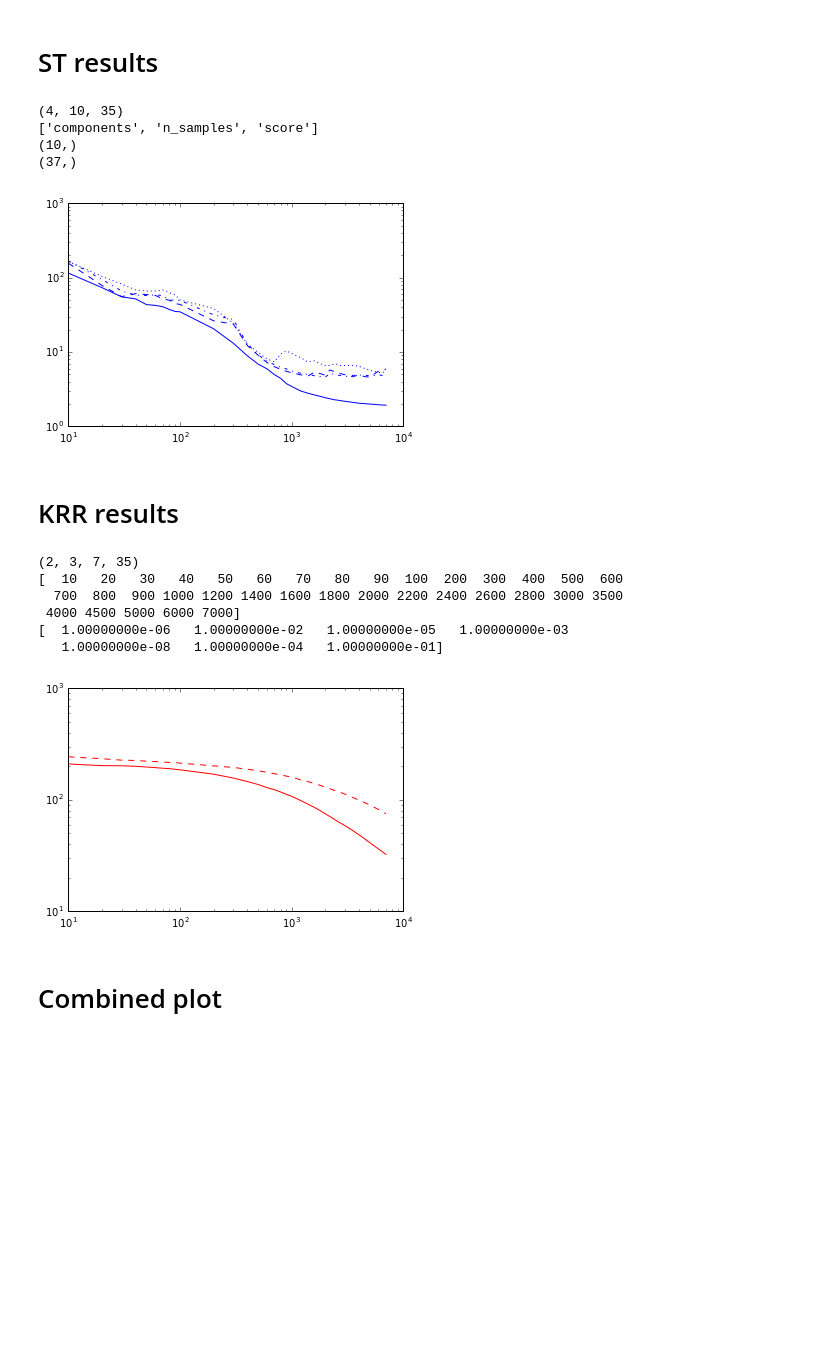
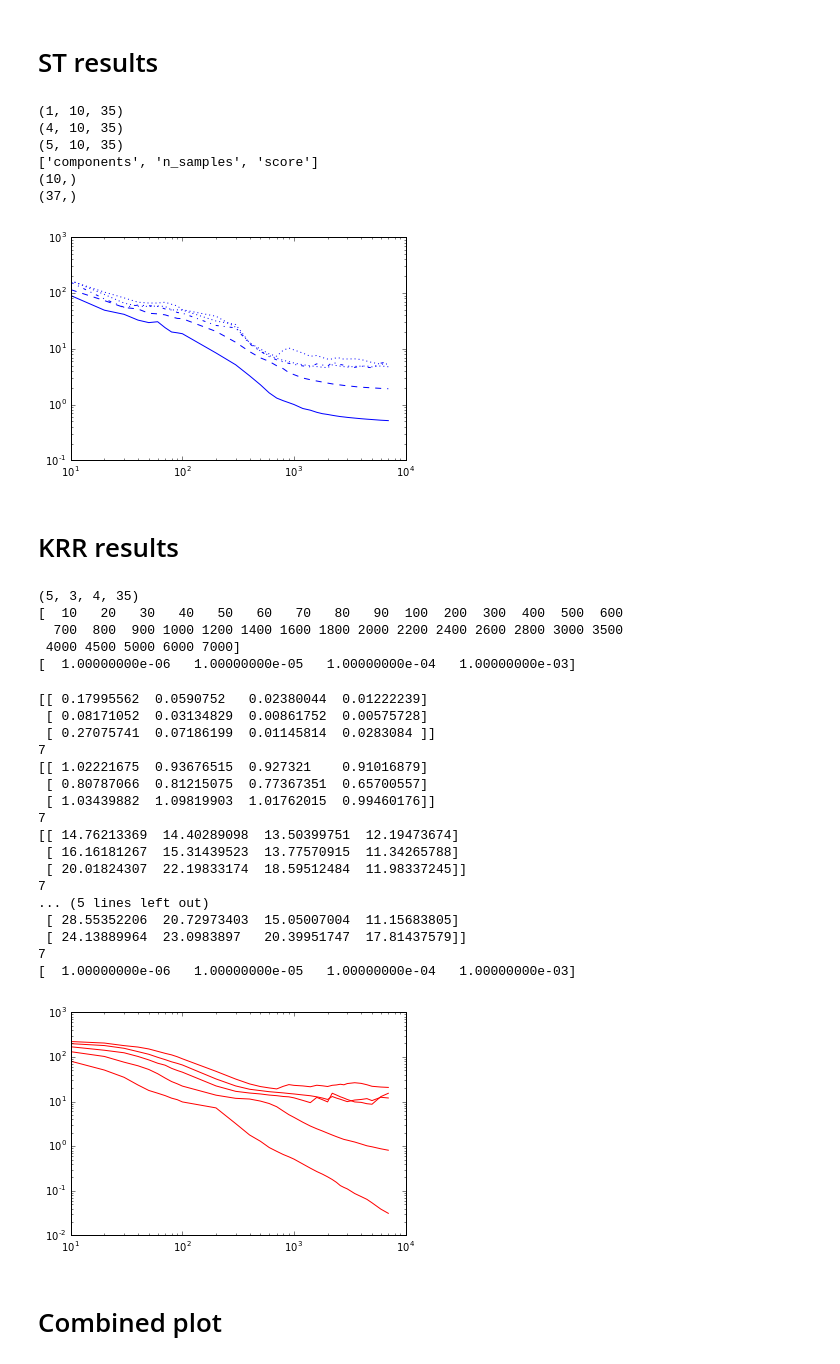
Before and after one commit to SamKChang/QM_wavelet, a Jupyter notebook: 04_HFn_10k/HFn_krr_analysis.ipynb, the cells around one changed output. Cells and saved outputs as stored; diff of their text form; code cells hidden in the pictures; blank space fills up the shorter version.

```diff
--- a/04_HFn_10k/HFn_krr_analysis.ipynb
+++ b/04_HFn_10k/HFn_krr_analysis.ipynb
@@ -7,18 +7,23 @@ import matplotlib.pyplot as plt
 # ST results
 # %%
 data = np.load('st_scores_HFn_10k.npz')
-st = np.squeeze(data['score'][...,:35,:]).mean(-1)
+data_2 = np.load('st_HF2_score.npz')
+print data_2['score'].mean(-1)[np.newaxis].shape
+print np.squeeze(data['score'][...,:35,:]).mean(-1).shape
+st = np.concatenate([data_2['score'].mean(-1)[np.newaxis], np.squeeze(data['score'][...,:35,:]).mean(-1)], axis=0)
 print st.shape
 print data.keys()
 print data['components'].shape
 print data['n_samples'].shape
 # %% [output]
+(1, 10, 35)
 (4, 10, 35)
+(5, 10, 35)
 ['components', 'n_samples', 'score']
 (10,)
 (37,)
 # %%
-ls = ['-', '--', '-.', ':']
+ls = ['-', '--', '-.', ':', ':']
 for i in range(len(st)):
     score = st[i]
     plt.plot(data['n_samples'][:35], score[-1], color='b', ls=ls[i])
@@ -26,12 +31,12 @@ for i in range(len(st)):
 plt.xscale('log')
 plt.yscale('log')
 # %% [output]
-[figure, old version]
+[figure, new version]
 # %% [markdown]
 # KRR results
 # %%
-#data_krr = np.load('HFn_krr_score.npz')
-data_krr = np.load('HFn_krr_score_fineGamma.npz')
+data_krr = np.load('HFn_krr_score.npz')
+#data_krr = np.load('HFn_krr_score_fineGamma.npz')
 ks_all = data_krr['score'].mean(-1)
 x = data_krr['n_samples']
 
@@ -40,22 +45,41 @@ x = range(10,100,10) + range(100, 1000, 100)
 print data_krr['n_samples']
 print data_krr['gammas']
 # %% [output]
-(2, 3, 7, 35)
+(5, 3, 4, 35)
 [  10   20   30   40   50   60   70   80   90  100  200  300  400  500  600
   700  800  900 1000 1200 1400 1600 1800 2000 2200 2400 2600 2800 3000 3500
  4000 4500 5000 6000 7000]
-[  1.00000000e-06   1.00000000e-02   1.00000000e-05   1.00000000e-03
-   1.00000000e-08   1.00000000e-04   1.00000000e-01]
+[  1.00000000e-06   1.00000000e-05   1.00000000e-04   1.00000000e-03]
 # %%
 ls = ['-', '--', '-.', ':']
 for i in range(len(ks_all)):
     score = ks_all[i]
-    plt.plot(data_krr['n_samples'], score[0][1], ls=ls[i],color='r')
+    print score[:,:,-1]
+    print np.argmin(score[:,:,-1])
+    plt.plot(data_krr['n_samples'], score[1][1], color='r')
 
+print data_krr['gammas']
 plt.xscale('log')
 plt.yscale('log')
 # %% [output]
+[[ 0.17995562  0.0590752   0.02380044  0.01222239]
+ [ 0.08171052  0.03134829  0.00861752  0.00575728]
+ [ 0.27075741  0.07186199  0.01145814  0.0283084 ]]
+7
+[[ 1.02221675  0.93676515  0.927321    0.91016879]
+ [ 0.80787066  0.81215075  0.77367351  0.65700557]
+ [ 1.03439882  1.09819903  1.01762015  0.99460176]]
+7
+[[ 14.76213369  14.40289098  13.50399751  12.19473674]
+ [ 16.16181267  15.31439523  13.77570915  11.34265788]
+ [ 20.01824307  22.19833174  18.59512484  11.98337245]]
+7
+... (5 lines left out)
+ [ 28.55352206  20.72973403  15.05007004  11.15683805]
+ [ 24.13889964  23.0983897   20.39951747  17.81437579]]
+7
+[  1.00000000e-06   1.00000000e-05   1.00000000e-04   1.00000000e-03]
-[figure, old version]
+[figure, new version]
 # %% [markdown]
 # Combined plot
 # %%
```
Also changed, not shown: parts of 2 cells of this notebook.
